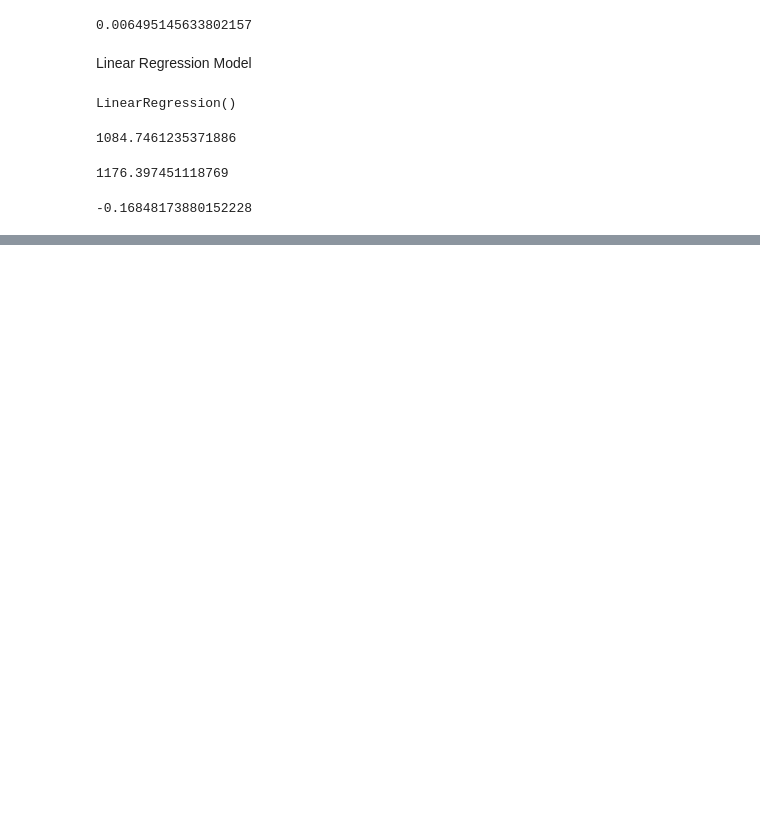
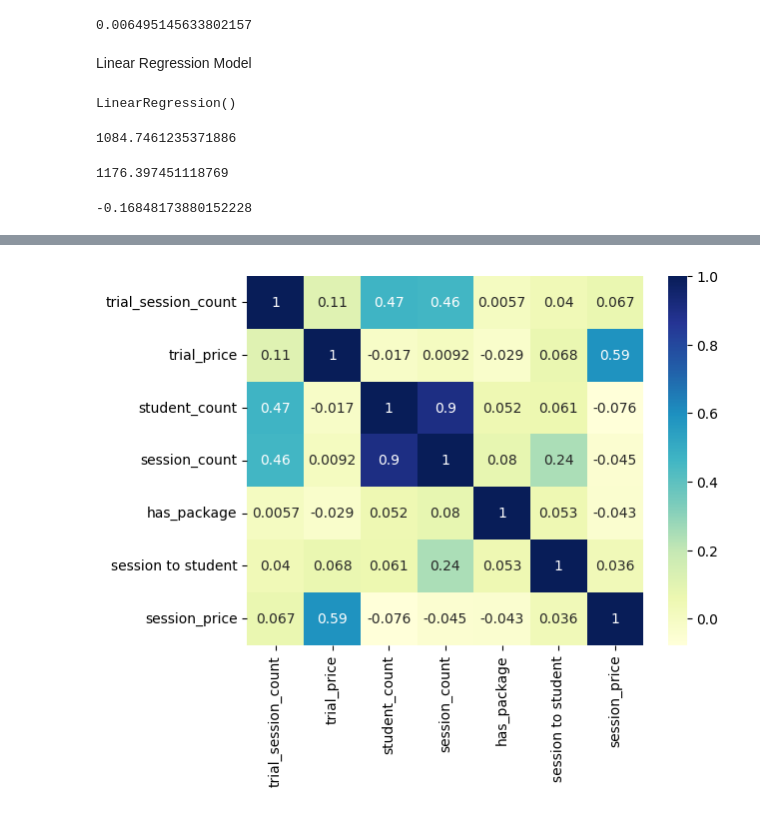
Before and after one commit to ernmin/Project4GA, a Jupyter notebook: prediction_model/prediction_model.ipynb, the cells around one changed output, grey strips where cells are left out. Drawn from its saved outputs; the diff is of its cells as text; code cells hidden in the pictures; blank space fills up the shorter version.

```diff
--- a/prediction_model/prediction_model.ipynb
+++ b/prediction_model/prediction_model.ipynb
@@ -673,0 +716,4 @@ r2
+# %%
+correlation_map('chinese')
+# %% [output]
+[figure, added]
```
Also changed, not shown: parts of 11 cells of this notebook, 1 other file.
